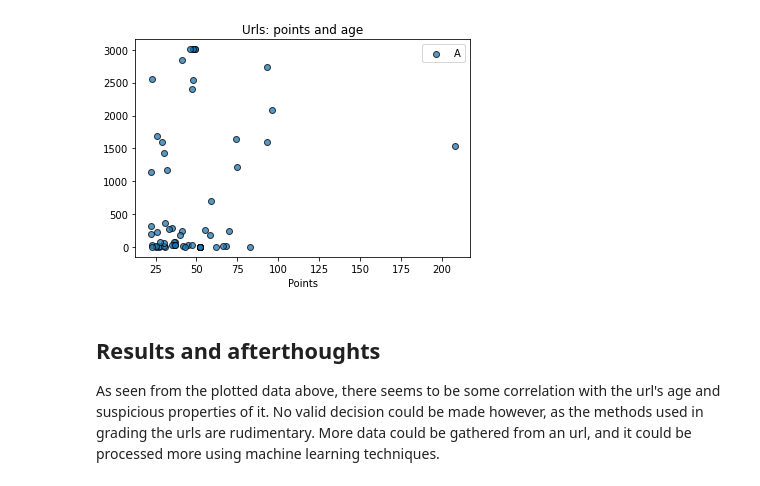
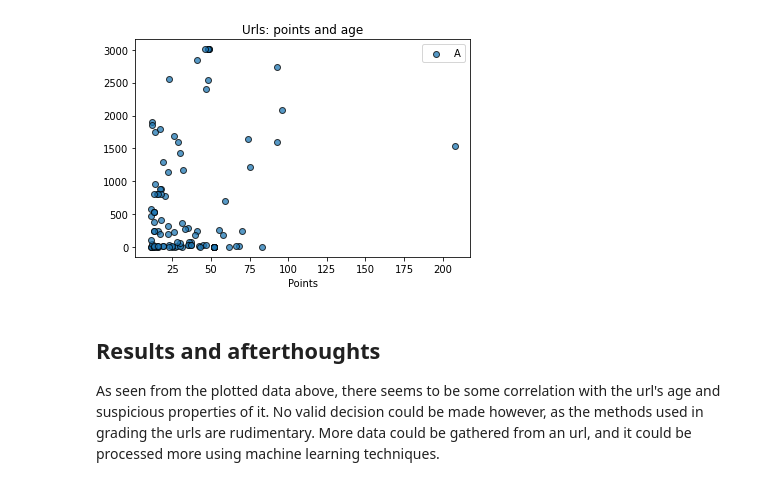
Before and after one commit to mansicka/phishdetect, a Jupyter notebook: sh21-notebook.ipynb, the cells around one changed output. Drawn from its saved outputs; the diff is of its cells as text; code cells hidden in the pictures.

```diff
--- a/sh21-notebook.ipynb
+++ b/sh21-notebook.ipynb
@@ -213,43 +220,43 @@ def grade_urls(urls):
 # plot data using matplotlib
 def plot_data(urls):
     # uncomment below line for full url processing
-    # gradedUrls = grade_urls(urls)
+    #gradedUrls = grade_urls(urls)
 
     # comment below for demo data processing
     gradedUrls = urls
 
     averages = getAverages(gradedUrls)
     x = []
     y = []
+
     for url in gradedUrls:
-        #discard any url with age above average and points below average
-        if (url.age < averages[1] and url.points > averages[0]):
+        # discard any url with age above average and points below average
+        if (url.age < averages[1] and url.points > (averages[0] - 10)):
             x.append(url.points)
             y.append(url.age)
-
     plt.scatter(x, y, edgecolor='black', linewidth=1, alpha=0.75)
 
     plt.title('Urls: points and age')
     plt.xlabel('Points')
     plt.legend('Age')
     plt.show()
 
     # export results to csv (with no stripping by averages)
 
     # with open("out.csv", "w") as f:
     #     writer = csv.writer(f)
     #     wr = csv.DictWriter(f, delimiter="\t", fieldnames='url, points, age')
     #     writer.writerow(['url', 'points', 'age'])
     #     for url in gradedUrls:
     #         writer.writerow([url.url, url.points, url.age])
 
 
 # for demo purposes, run plot with demo material.
 # Comment below line and uncomment 'plot_data(import_urls())' line to run the grading process.
 plot_data(import_processed_csv())
 # plot_data(import_urls())
 # %% [output]
-[figure, old version]
+[figure, new version]
 # %% [markdown]
 ## Results and afterthoughts
 
```
Also changed, not shown: parts of 1 cell of this notebook, 2 other files.
